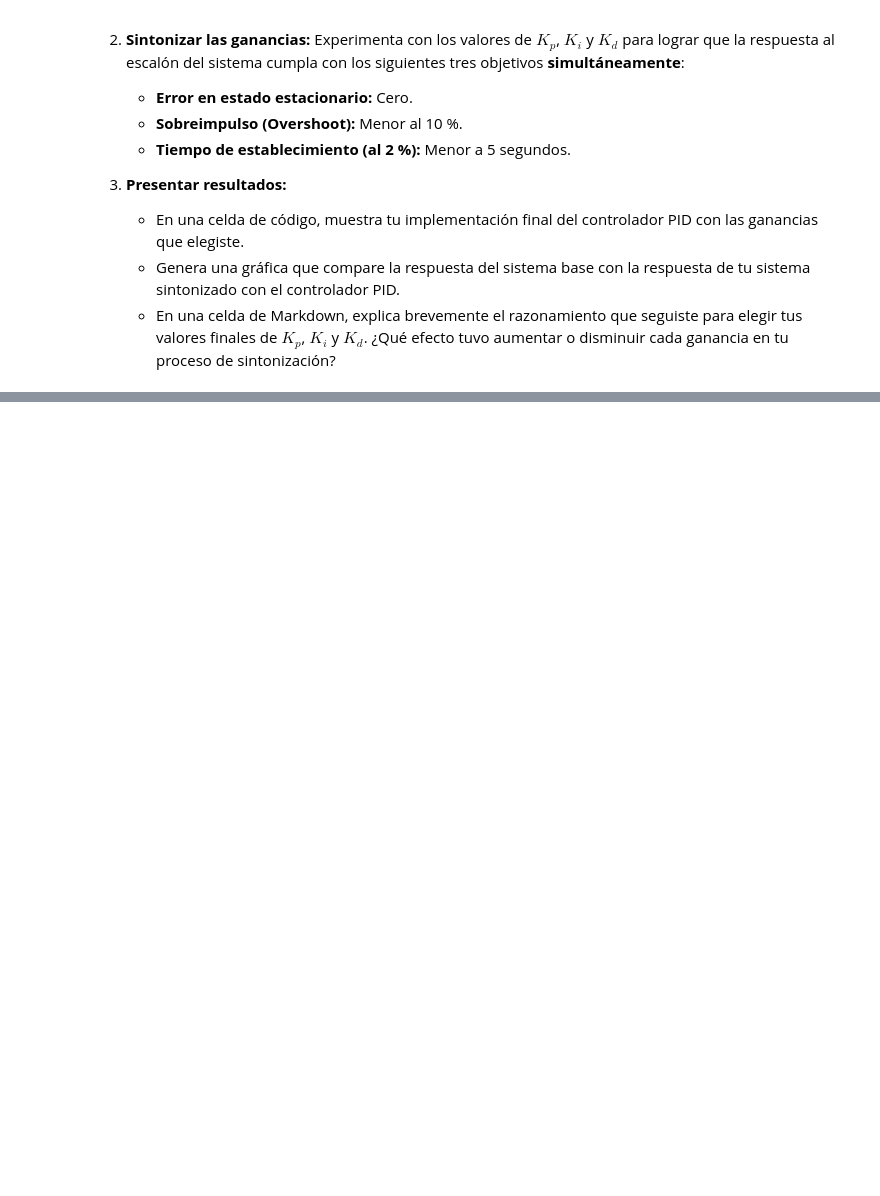
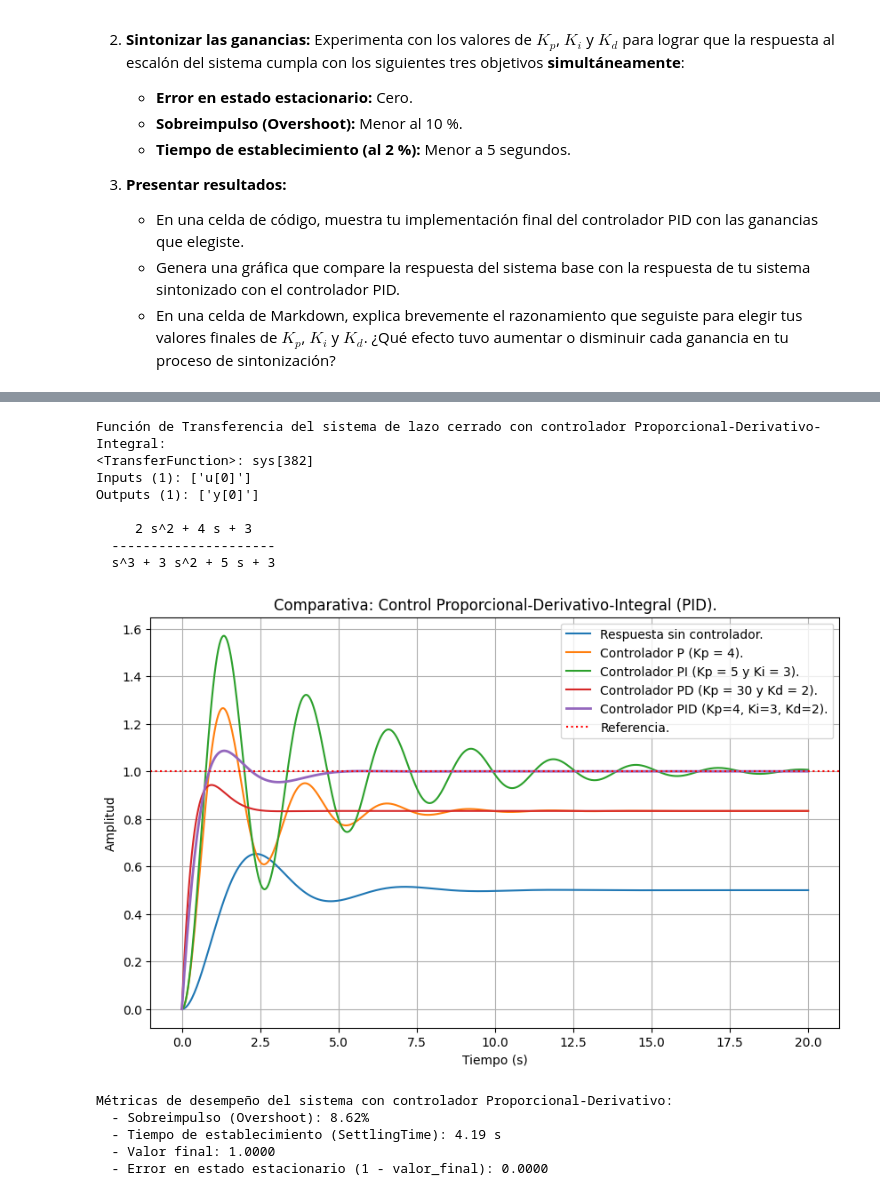
Before and after one commit to NataliaIDM/control-clasico, a Jupyter notebook: Practicas/P_2_03_Controlador_PID.ipynb, the cells around one changed output, grey strips where cells are left out. Drawn from its saved outputs; the diff is of its cells as text; code cells hidden in the pictures; blank space fills up the shorter version.

```diff
--- a/Practicas/P_2_03_Controlador_PID.ipynb
+++ b/Practicas/P_2_03_Controlador_PID.ipynb
@@ -236,0 +309,57 @@ $$G_c(s) = K_p + \frac{K_i}{s} + K_d s = \frac{K_d s^2 + K_p s + K_i}{s}$$
+# %%
+# --- Parámetros del controlador Proporcional-Derivativo. ---
+Kp = 4
+Kd = 2
+Ki = 3
+
+# --- Creación del controlador PID . ---
+# El numerador es [Kd, Kp].
+Gc_PID = ct.tf([Kd, Kp, Ki], [1, 0])
+
+# --- Sistema en lazo cerrado con controlador PD. ---
+sistema_PID = ct.feedback(Gc_PID * Gp, 1)
+print("Función de Transferencia del sistema de lazo cerrado con controlador Proporcional-Derivativo-Integral:")
+print(sistema_PID)
+
+# --- Simulación de la respuesta al escalón. ---
+t = np.linspace(0, 20, 501)
+t, y_PID = ct.step_response(sistema_PID, T=t)
+
+plt.figure(figsize=(10, 6))
+plt.plot(t, y_base, label="Respuesta sin controlador.")
+plt.plot(t, y_P, label=f"Controlador P (Kp = {Kp}).")
+plt.plot(t, y_PI, label=f"Controlador PI (Kp = {Kp_pi} y Ki = {Ki}).")
+plt.plot(t, y_PD, label=f"Controlador PD (Kp = {Kp_pd} y Kd = {Kd}).")
+plt.plot(t, y_PID, label=f"Controlador PID (Kp={Kp}, Ki={Ki}, Kd={Kd}).", linewidth=2)
+plt.axhline(y=1, color="r", linestyle=":", label="Referencia.")
+
+plt.title("Comparativa: Control Proporcional-Derivativo-Integral (PID).")
+plt.xlabel("Tiempo (s)")
+plt.ylabel("Amplitud")
+plt.legend()
+plt.grid(True)
+plt.show()
+
+# --- Verificación de las métricas de desempeño. ---
+print("Métricas de desempeño del sistema con controlador Proporcional-Derivativo:")
+info = ct.step_info(sistema_PID)
+print(f"  - Sobreimpulso (Overshoot): {info['Overshoot']:.2f}% ")
+print(f"  - Tiempo de establecimiento (SettlingTime): {info['SettlingTime']:.2f} s")
+valor_final = y_PID[-1]
+print(f"  - Valor final: {valor_final:.4f}")
+print(f"  - Error en estado estacionario (1 - valor_final): {1 - valor_final:.4f}")
+# %% [output]
+Función de Transferencia del sistema de lazo cerrado con controlador Proporcional-Derivativo-Integral:
+<TransferFunction>: sys[382]
+Inputs (1): ['u[0]']
+Outputs (1): ['y[0]']
+
+     2 s^2 + 4 s + 3
+  ---------------------
+  s^3 + 3 s^2 + 5 s + 3
+[figure, added]
+Métricas de desempeño del sistema con controlador Proporcional-Derivativo:
+  - Sobreimpulso (Overshoot): 8.62%
+  - Tiempo de establecimiento (SettlingTime): 4.19 s
+  - Valor final: 1.0000
+  - Error en estado estacionario (1 - valor_final): 0.0000
```
Also changed, not shown: parts of 6 cells of this notebook.
